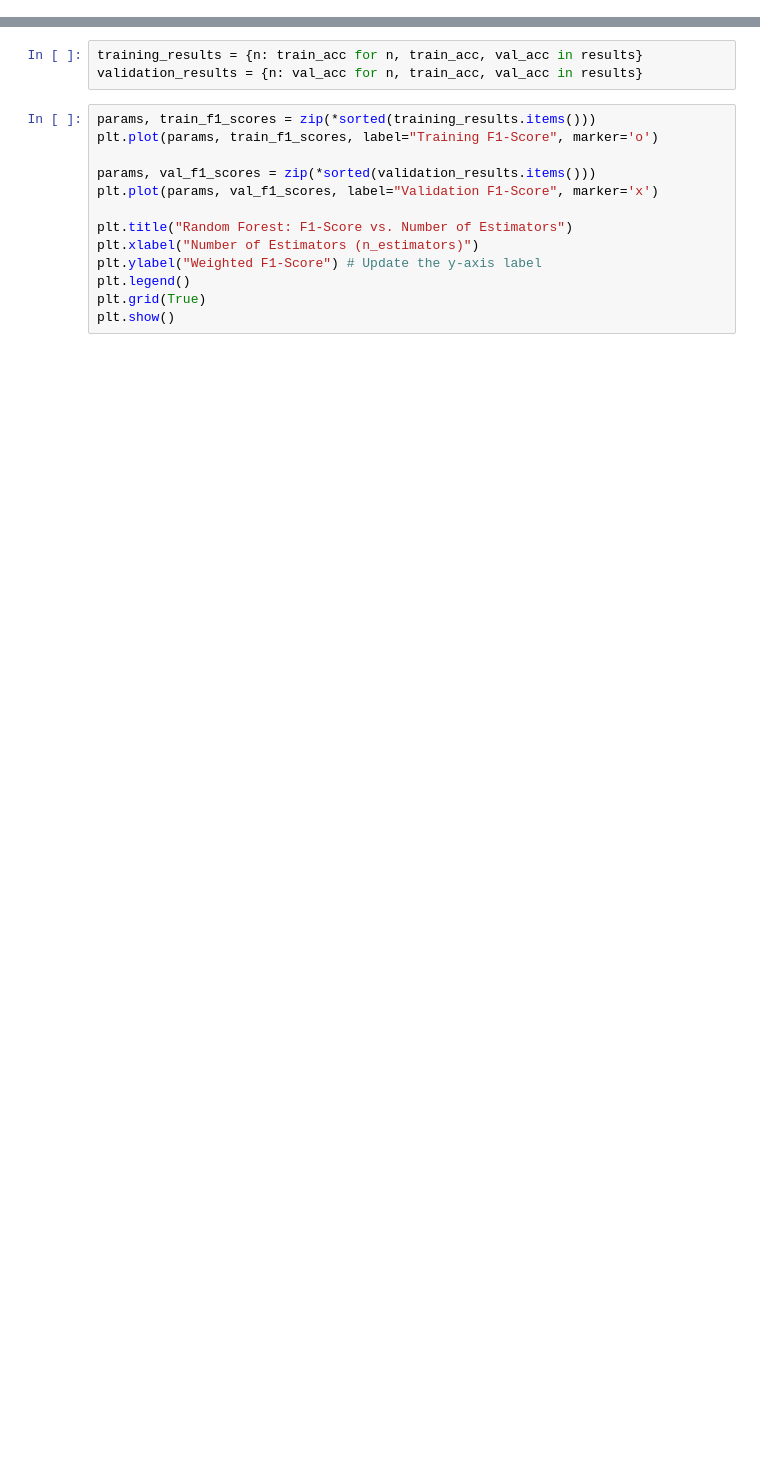
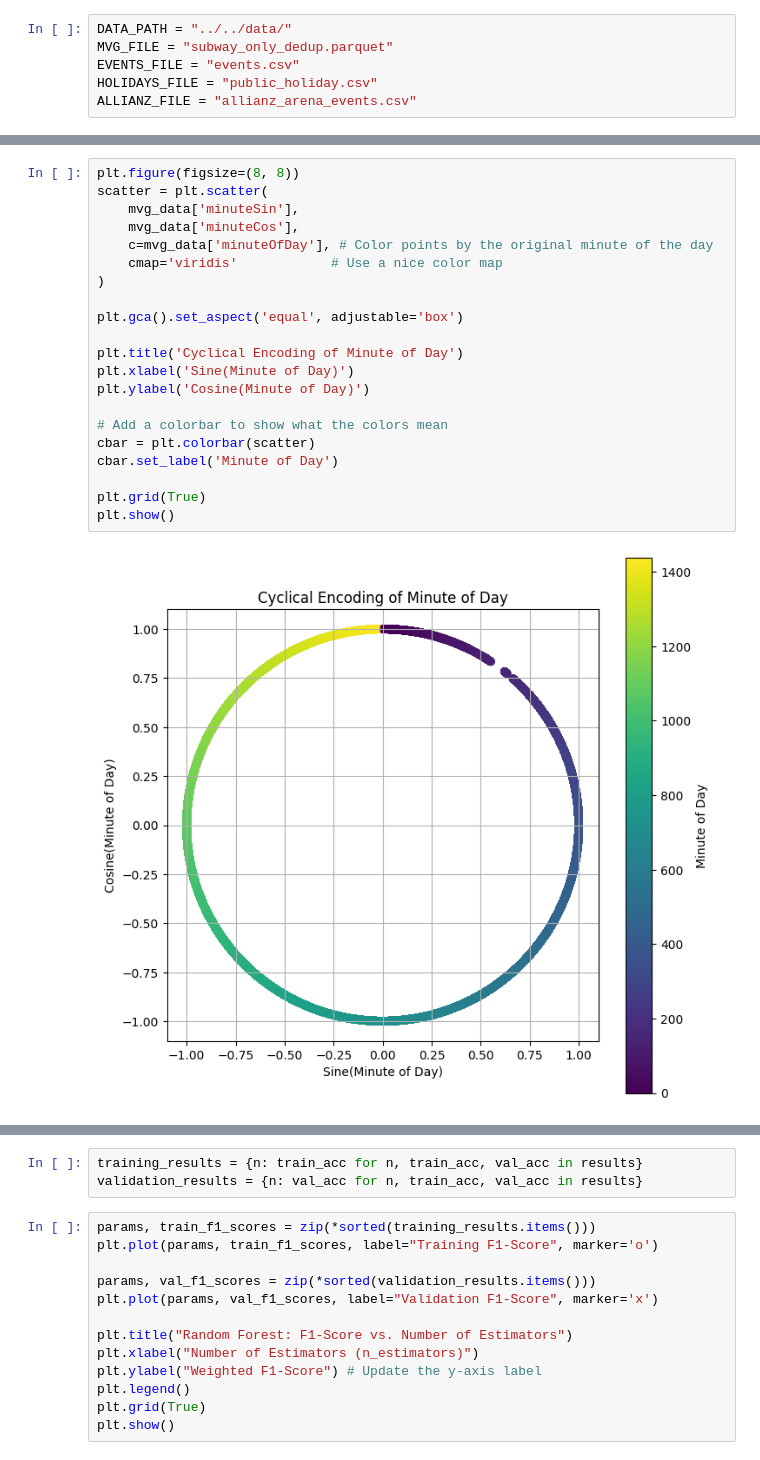
Before and after one commit to Flipez/data-fun, a Jupyter notebook: posts/mvg-linear-regression/index.ipynb, the cells around one changed output, grey strips where cells are left out. Drawn from its saved outputs; the diff is of its cells as text; blank space fills up the shorter version.

```diff
--- a/posts/mvg-linear-regression/index.ipynb
+++ b/posts/mvg-linear-regression/index.ipynb
@@ -50,0 +16,6 @@ X_val, X_test, y_val, y_test = train_test_split(X_test, y_test, test_size=0.5, r
+# %%
+DATA_PATH = "../../data/"
+MVG_FILE = "subway_only_dedup.parquet"
+EVENTS_FILE = "events.csv"
+HOLIDAYS_FILE = "public_holiday.csv"
+ALLIANZ_FILE = "allianz_arena_events.csv"
@@ -50,0 +110,23 @@ X_val, X_test, y_val, y_test = train_test_split(X_test, y_test, test_size=0.5, r
+# %%
+plt.figure(figsize=(8, 8))
+scatter = plt.scatter(
+    mvg_data['minuteSin'],
+    mvg_data['minuteCos'],
+    c=mvg_data['minuteOfDay'], # Color points by the original minute of the day
+    cmap='viridis'            # Use a nice color map
+)
+
+plt.gca().set_aspect('equal', adjustable='box')
+
+plt.title('Cyclical Encoding of Minute of Day')
+plt.xlabel('Sine(Minute of Day)')
+plt.ylabel('Cosine(Minute of Day)')
+
+# Add a colorbar to show what the colors mean
+cbar = plt.colorbar(scatter)
+cbar.set_label('Minute of Day')
+
+plt.grid(True)
+plt.show()
+# %% [output]
+[figure, added]
```
Also changed, not shown: parts of 17 cells of this notebook, 13 other files.
